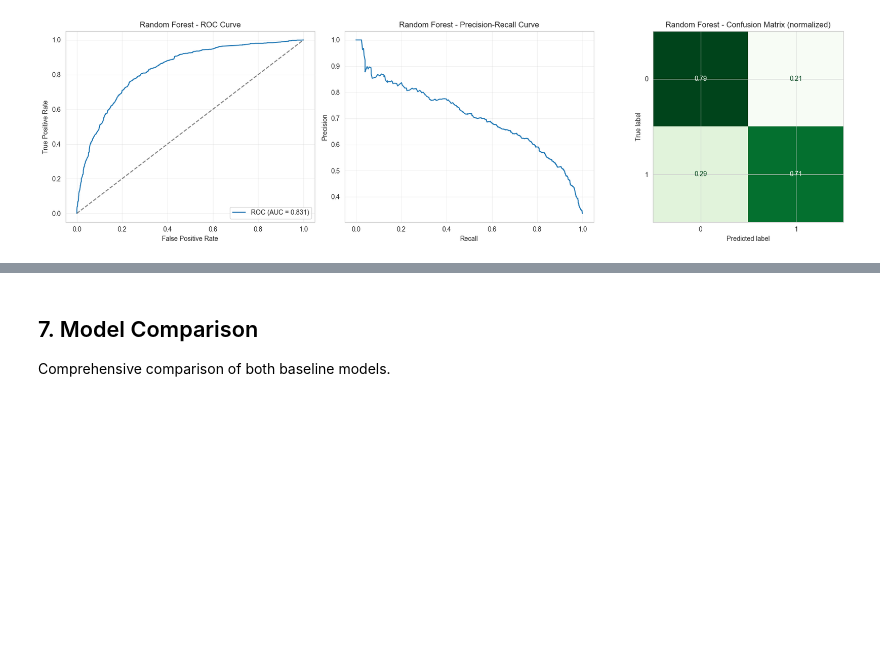
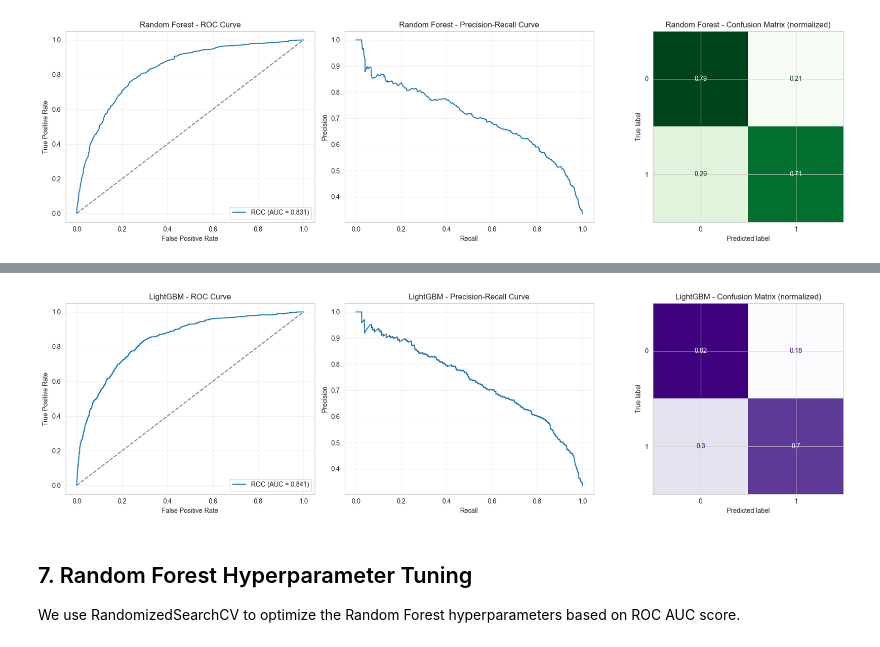
Before and after one commit to yxseef/venturesurvive, a Jupyter notebook: notebooks/04_modeling.ipynb, the cells around one changed output, grey strips where cells are left out. Drawn from its saved outputs; the diff is of its cells as text; code cells hidden in the pictures; blank space fills up the shorter version.

```diff
--- a/notebooks/04_modeling.ipynb
+++ b/notebooks/04_modeling.ipynb
@@ -133,8 +137,12 @@ print(f"\nColumns after assembly: {list(df_features.columns)}")
 if 'success' not in df_features.columns:
     raise ValueError("Target 'success' missing after feature assembly")
 
+# 🔹 Remove status entirely from the feature set (to avoid leakage)
+if 'status' in df_features.columns:
+    df_features = df_features.drop(columns=['status'])
+
 y = df_features['success'].astype(int)
-X = df_features.drop(columns=["success", "status"])
+X = df_features.drop(columns=["success"])
 
 numeric_cols = X.select_dtypes(include=['number']).columns.tolist()
 categorical_cols = X.select_dtypes(include=['object', 'category']).columns.tolist()
@@ -188,12 +196,22 @@ print(f"Train set: {train_df.shape[0]:,} rows")
 print(f"Test set:  {test_df.shape[0]:,} rows")
 print(f"Split ratio: {train_df.shape[0]/df_features.shape[0]*100:.1f}% train / {test_df.shape[0]/df_features.shape[0]*100:.1f}% test")
 
+# 🔹 Drop raw date columns from the modeling datasets
+date_cols = ['founded_at', 'first_funding_at', 'last_funding_at']
+cols_to_drop = [c for c in date_cols if c in train_df.columns]
+
+if cols_to_drop:
+    train_df = train_df.drop(columns=cols_to_drop)
+    test_df = test_df.drop(columns=cols_to_drop)
+    print(f"\nDropped raw date columns from train/test: {cols_to_drop}")
+
 y_train = train_df['success'].astype(int)
 y_test = test_df['success'].astype(int)
 
 X_train = train_df.drop(columns=['success'])
 X_test = test_df.drop(columns=['success'])
 
+
 print("\nTarget distribution in train set:")
 print(y_train.value_counts(normalize=True).sort_index() * 100)
 
@@ -235,7 +255,7 @@ numeric_transformer = Pipeline(steps=[
 
 categorical_transformer = Pipeline(steps=[
     ('imputer', SimpleImputer(strategy='most_frequent')),
-    ('onehot', OneHotEncoder(handle_unknown='ignore', sparse_output=False))
+    ('onehot', OneHotEncoder(handle_unknown='ignore', sparse_output=True))
 ])
 
 preprocessor = ColumnTransformer(
@@ -405,5 +477,33 @@ plt.show()
+# %%
+fig, axes = plt.subplots(1, 3, figsize=(18, 5))
+
+fpr_lgbm, tpr_lgbm, _ = roc_curve(y_test, y_prob_lgbm)
+axes[0].plot(fpr_lgbm, tpr_lgbm, label=f"ROC (AUC = {lgbm_metrics['roc_auc']:.3f})")
+axes[0].plot([0, 1], [0, 1], 'k--', alpha=0.5)
+axes[0].set_xlabel('False Positive Rate')
+axes[0].set_ylabel('True Positive Rate')
+axes[0].set_title('LightGBM - ROC Curve')
+axes[0].legend(loc='lower right')
+axes[0].grid(True, alpha=0.3)
+
+precision_lgbm, recall_lgbm, _ = precision_recall_curve(y_test, y_prob_lgbm)
+axes[1].plot(recall_lgbm, precision_lgbm)
+axes[1].set_xlabel('Recall')
+axes[1].set_ylabel('Precision')
+axes[1].set_title('LightGBM - Precision-Recall Curve')
+axes[1].grid(True, alpha=0.3)
+
+cm_lgbm = confusion_matrix(y_test, y_pred_lgbm, normalize='true')
+disp_lgbm = ConfusionMatrixDisplay(confusion_matrix=cm_lgbm, display_labels=[0, 1])
+disp_lgbm.plot(ax=axes[2], cmap='Purples', colorbar=False)
+axes[2].set_title('LightGBM - Confusion Matrix (normalized)')
+
+plt.tight_layout()
+plt.show()
+# %% [output]
+[figure, added]
 # %% [markdown]
-## 7. Model Comparison
+## 7. Random Forest Hyperparameter Tuning
 
-Comprehensive comparison of both baseline models.
+We use RandomizedSearchCV to optimize the Random Forest hyperparameters based on ROC AUC score.
 # %%
```
Also changed, not shown: parts of 18 cells of this notebook, 4 other files.
